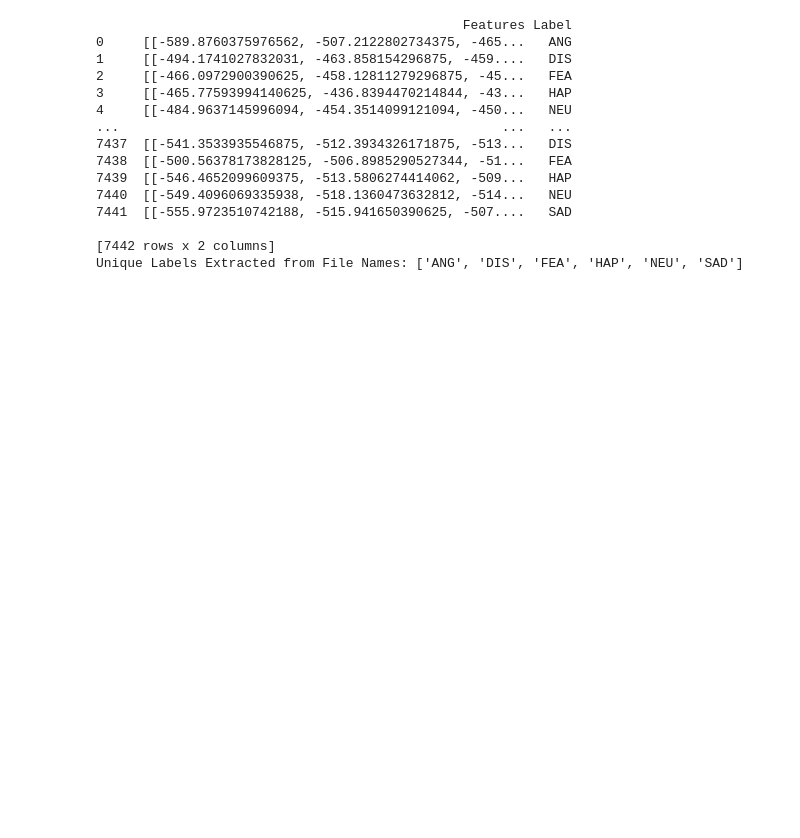
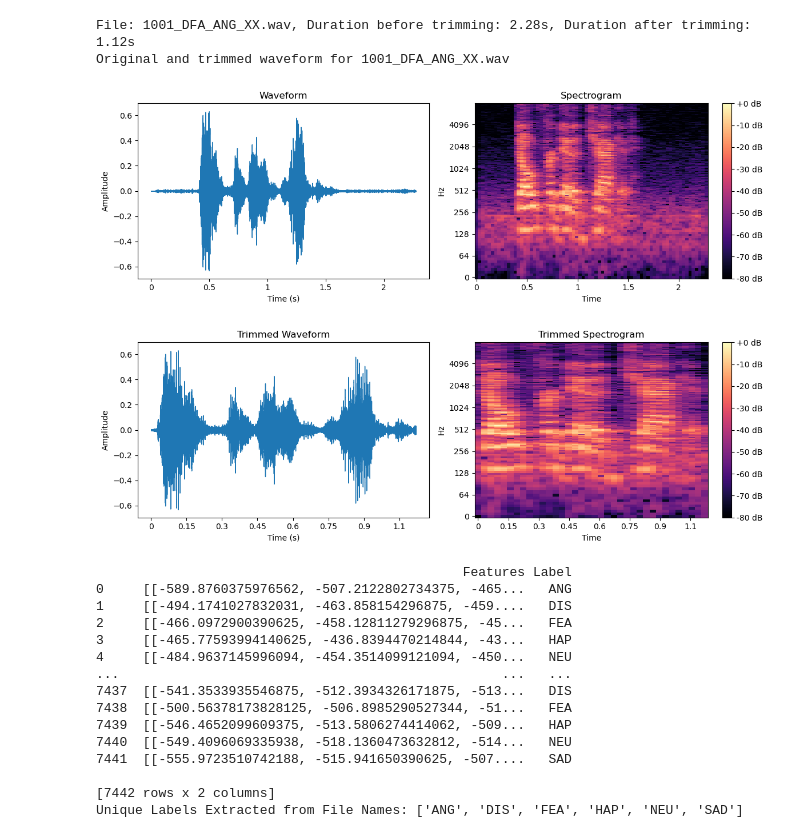
Before and after one commit to navanodonavan/MSAAI501FinalProject_Group7, a Jupyter notebook: AAI501_Final_Project_Group7_Main.ipynb, the cells around one changed output. Cells and saved outputs as stored; diff of their text form; code cells hidden in the pictures; blank space fills up the shorter version.

Commit message:
Update Main Model to include EDA before features
added small EDA segment before extracting features. Streamlined the feature extraction code a bit.

```diff
--- a/AAI501_Final_Project_Group7_Main.ipynb
+++ b/AAI501_Final_Project_Group7_Main.ipynb
@@ -16,3 +19,78 @@ import matplotlib.pyplot as plt
+# %%
+# Define audio file
+audio_path = "AudioWav"
+
+# Function to load and plot waveform and spectrogram
+def plot_waveform_spectrogram(file_path):
+    # Load the audio file
+    y, sr = librosa.load(file_path, sr=None)
+
+    # Plot the waveform
+    plt.figure(figsize=(12, 4))
+    plt.subplot(1, 2, 1)
+    librosa.display.waveshow(y, sr=sr)
+    plt.title("Waveform")
+    plt.xlabel("Time (s)")
+    plt.ylabel("Amplitude")
+
+    # Plot the spectrogram
+    plt.subplot(1, 2, 2)
+    S = librosa.stft(y)
+    S_dB = librosa.amplitude_to_db(np.abs(S), ref=np.max)
+    librosa.display.specshow(S_dB, sr=sr, x_axis="time", y_axis="log")
+    plt.colorbar(format="%+2.0f dB")
+    plt.title("Spectrogram")
+
+    plt.tight_layout()
+    plt.show()
+
+# Silence removal function
+def remove_silence(y, sr, top_db=20):
+    # Trim silence from the beginning and end
+    y_trimmed, _ = librosa.effects.trim(y, top_db=top_db)
+    return y_trimmed
+
+# Removing Silence and trimmed waveforms
+for filename in os.listdir(audio_path):
+    if filename.endswith(".wav"):  # Adjust for your audio file format
+        file_path = os.path.join(audio_path, filename)
+
+        # Load audio and remove silence
+        y, sr = librosa.load(file_path, sr=None)
+        y_trimmed = remove_silence(y, sr)
+
+        # Print file info
+        print(f"File: {filename}, Duration before trimming: {len(y)/sr:.2f}s, Duration after trimming: {len(y_trimmed)/sr:.2f}s")
+
+        # Plot original and trimmed waveforms
+        print(f"Original and trimmed waveform for {filename}")
+        plot_waveform_spectrogram(file_path)
+
+        # Plot the trimmed waveform and spectrogram
+        plt.figure(figsize=(12, 4))
+        plt.subplot(1, 2, 1)
+        librosa.display.waveshow(y_trimmed, sr=sr)
+        plt.title("Trimmed Waveform")
+        plt.xlabel("Time (s)")
+        plt.ylabel("Amplitude")
+
+        plt.subplot(1, 2, 2)
+        S_trimmed = librosa.stft(y_trimmed)
+        S_dB_trimmed = librosa.amplitude_to_db(np.abs(S_trimmed), ref=np.max)
+        librosa.display.specshow(S_dB_trimmed, sr=sr, x_axis="time", y_axis="log")
+        plt.colorbar(format="%+2.0f dB")
+        plt.title("Trimmed Spectrogram")
+
+        plt.tight_layout()
+        plt.show()
+
+        # Stop after one file to ease of visualization
+        break
+# %% [output]
+File: 1001_DFA_ANG_XX.wav, Duration before trimming: 2.28s, Duration after trimming: 1.12s
+Original and trimmed waveform for 1001_DFA_ANG_XX.wav
+[figure, added]
+[figure, added]
 # %%
 # Define a function to extract audio features from an audio file
 def extract_audio_features(file_path, n_mfcc=13, n_chroma=12, n_contrast=6, max_len=200):
```
Also changed, not shown: parts of 6 cells of this notebook.
